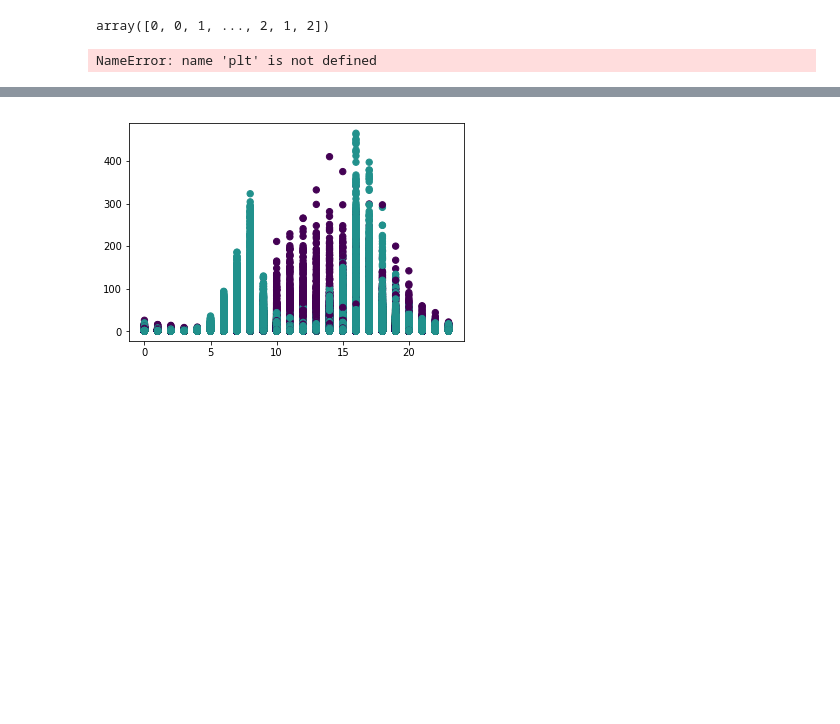
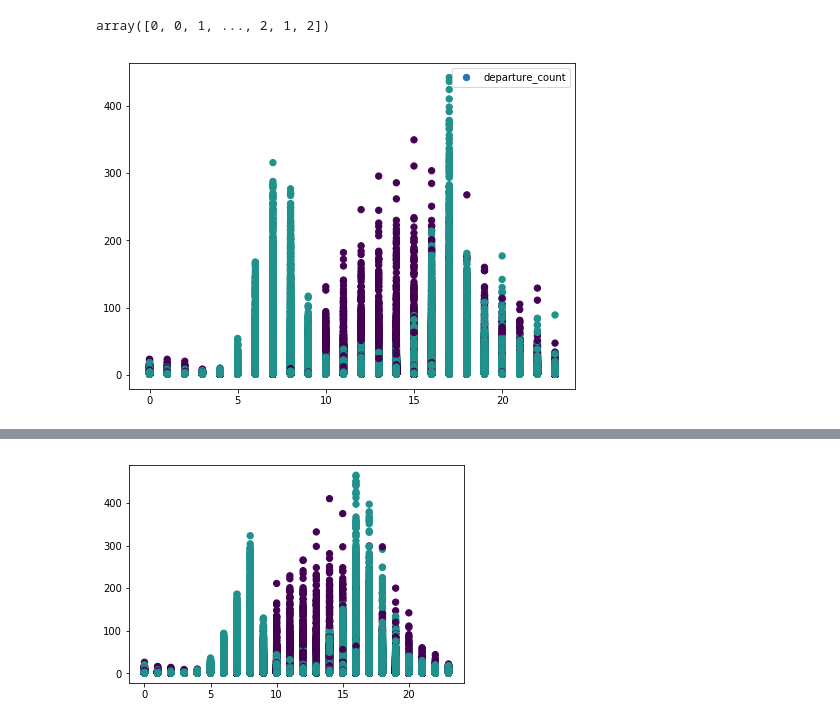
Before and after one commit to raubsaurier/psych_bikes, a Jupyter notebook: mixture_models.ipynb, the cells around one changed output, grey strips where cells are left out. Drawn from its saved outputs; the diff is of its cells as text; code cells hidden in the pictures; blank space fills up the shorter version.

```diff
--- a/mixture_models.ipynb
+++ b/mixture_models.ipynb
@@ -155,8 +155,12 @@ proba_lists2 = gmm.predict(stationDiffData)
 proba_lists2
 # %% [output]
 array([0, 0, 1, ..., 2, 1, 2])
-# %%
-plt.figure(dpi=1200)
-plt.scatter(totalData['hour'], totalData['departure_count'], c=totalData['usertype'], s=40);
-# %% [output]
-NameError: name 'plt' is not defined
+# %%
+plt.scatter(totalData['hour'], totalData['departure_count'], c=totalData['usertype'], s=40);
+plt.legend(labels)
+figure = plt.gcf() # get current figure
+figure.set_size_inches(8, 6)
+# when saving, specify the DPI
+plt.savefig("truedata_2classes.png", dpi = 1200)
+# %% [output]
+[figure, added]
```
Also changed, not shown: parts of 5 cells of this notebook, 1 other file.
